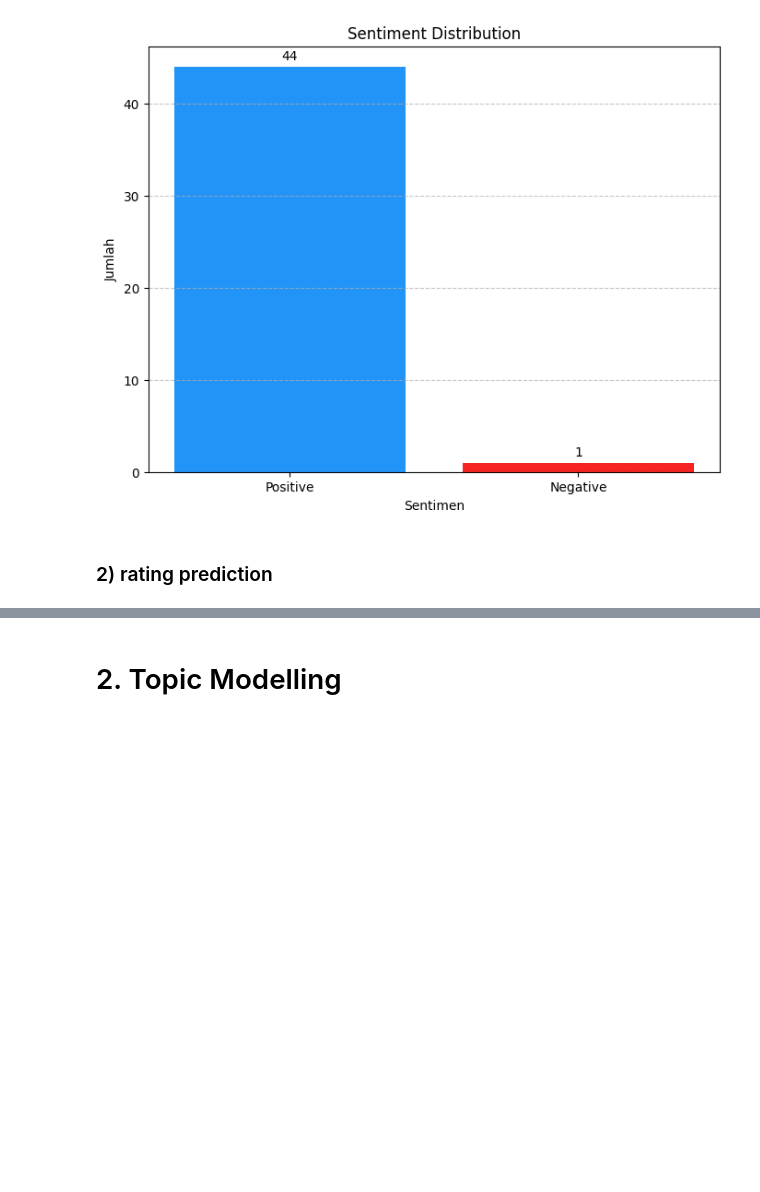
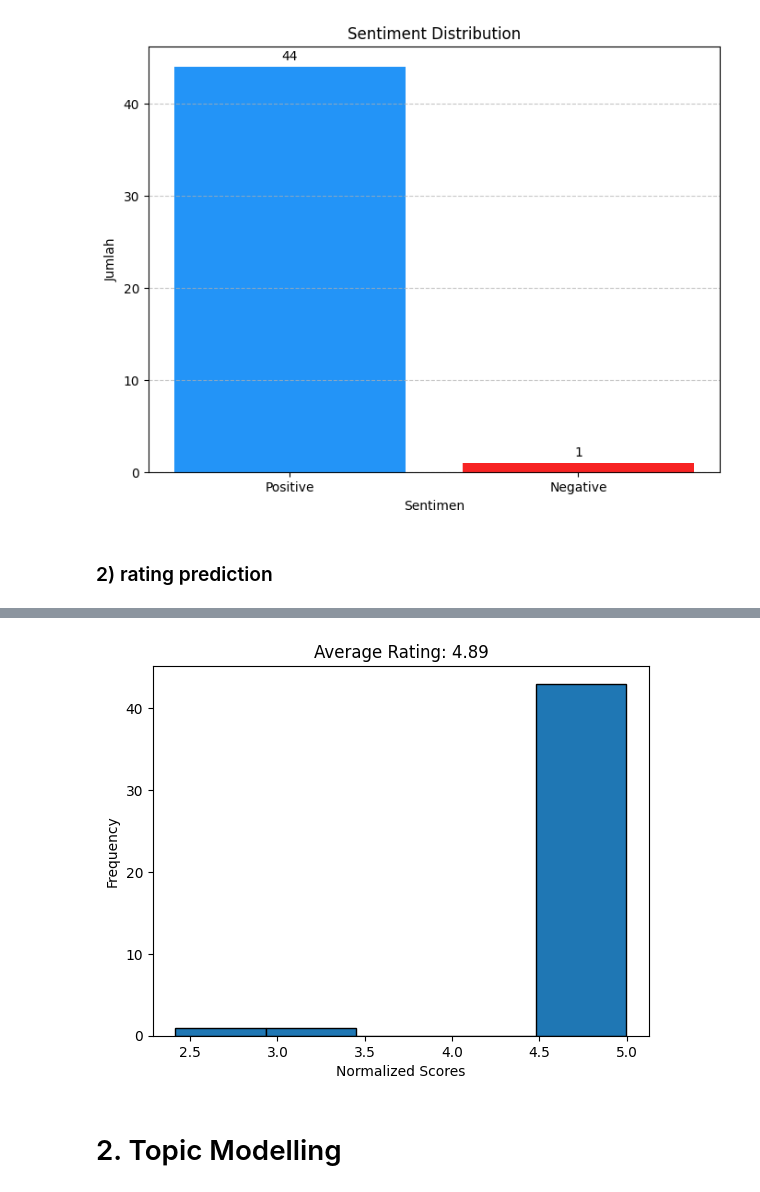
Before and after one commit to alvinxrww/cakap-sentiment-analysis, a Jupyter notebook: Data Analysis/Cakap Kids/cakap_kids_reviews_analysis.ipynb, the cells around one changed output, grey strips where cells are left out. Drawn from its saved outputs; the diff is of its cells as text; code cells hidden in the pictures; blank space fills up the shorter version.

Commit message:
rating prediction for cakap kids

```diff
--- a/Data Analysis/Cakap Kids/cakap_kids_reviews_analysis.ipynb
+++ b/Data Analysis/Cakap Kids/cakap_kids_reviews_analysis.ipynb
@@ -179,3 +152,19 @@ alt.Chart(source).mark_bar().encode(
+# %%
+import numpy as np
+
+def hist(normalized_scores):
+    bin_width = 0.5
+    num_bins = int((max(normalized_scores) - min(normalized_scores)) / bin_width)
+
+    plt.hist(normalized_scores, bins=num_bins, edgecolor='black')
+    plt.xlabel('Normalized Scores')
+    plt.ylabel('Frequency')
+    plt.title(f'Average Rating: {np.mean(normalized_scores):.2f}')
+    plt.show()
+# %%
+hist(normalized_scores)
+# %% [output]
+[figure, added]
 # %% [markdown]
 # 2. Topic Modelling
 # %%
```
Also changed, not shown: parts of 10 cells of this notebook, 2 other files.
